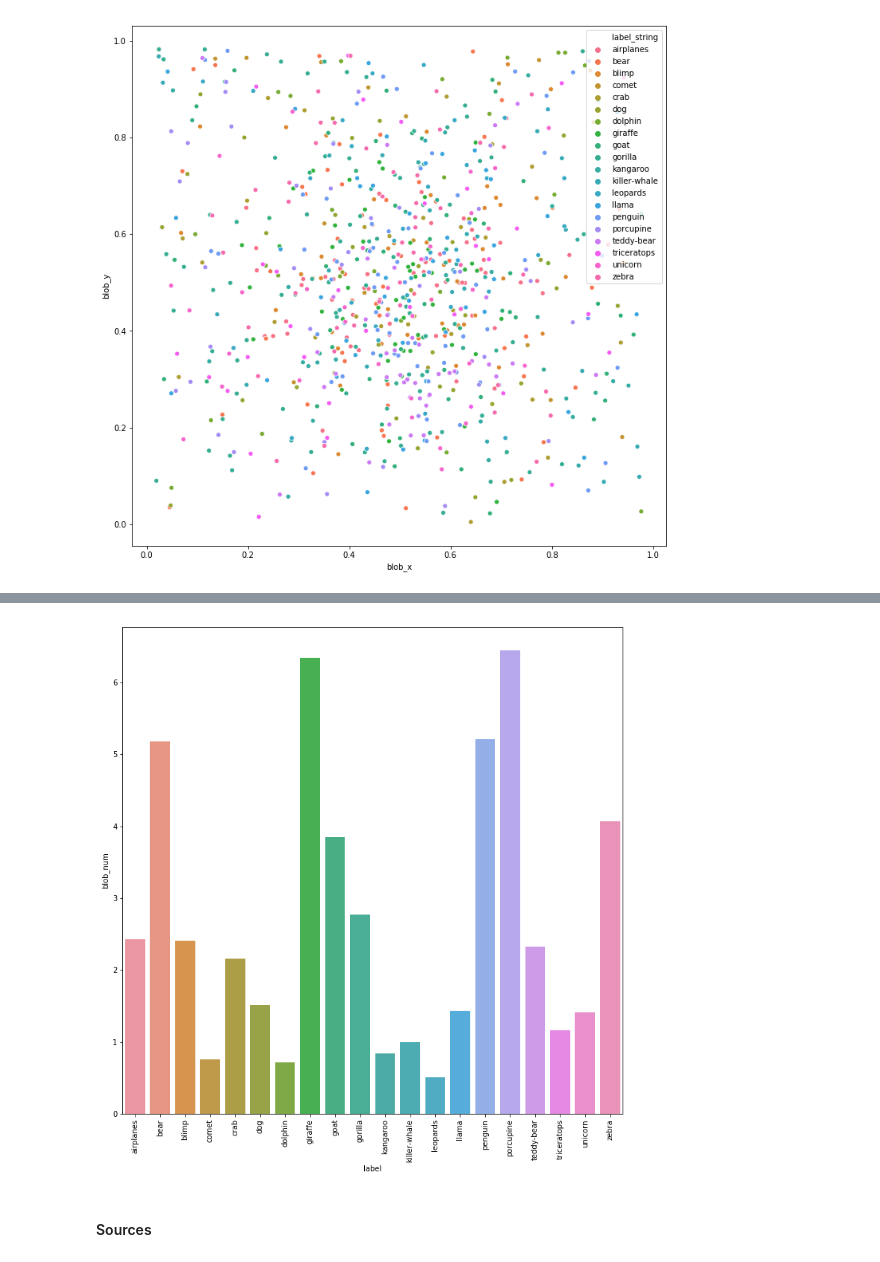
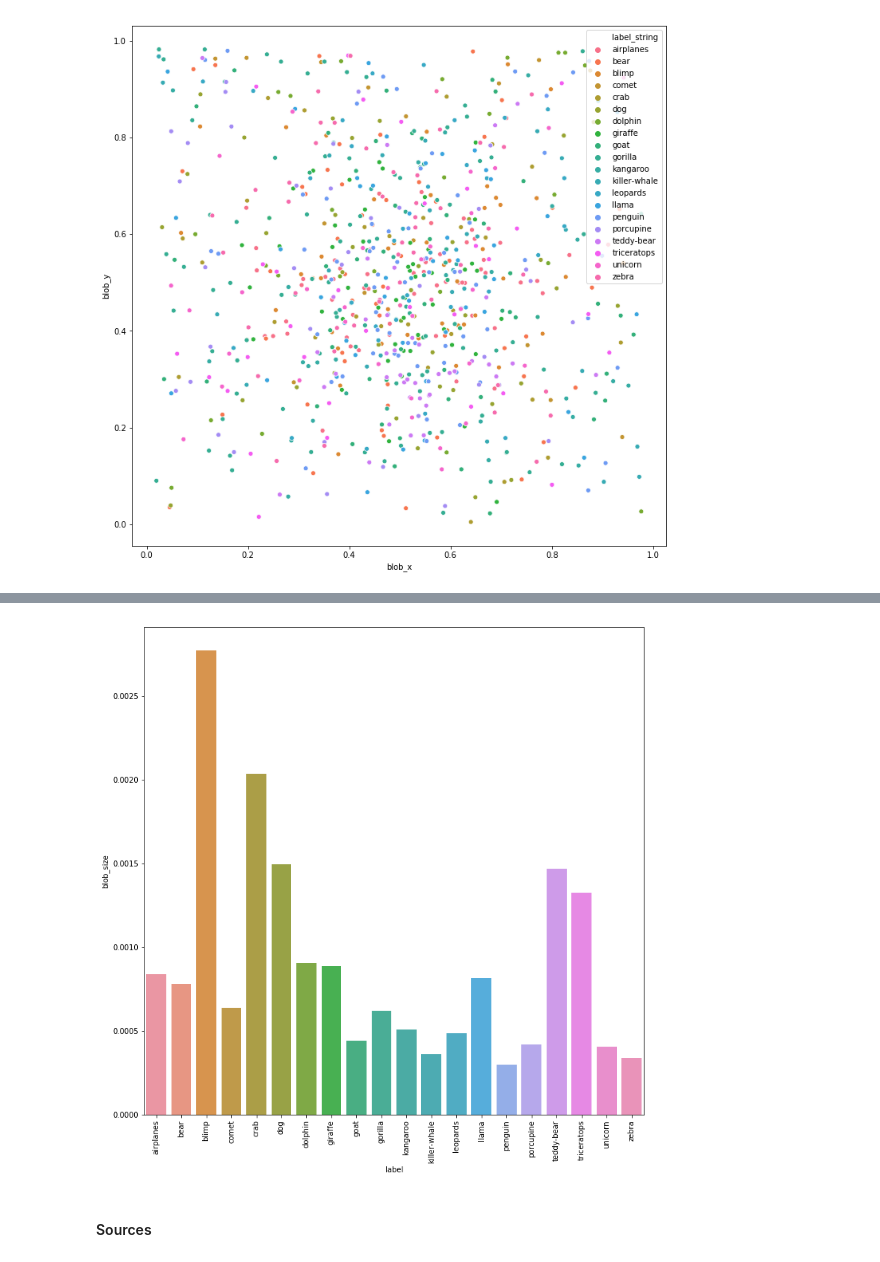
Before and after one commit to chriscorrea14/ds100_final_proj, a Jupyter notebook: GradProject_NB2.ipynb, the cells around one changed output, grey strips where cells are left out. Saved outputs shown, nothing was run; the diff lists cells and outputs as text; code cells hidden in the pictures.

```diff
--- a/GradProject_NB2.ipynb
+++ b/GradProject_NB2.ipynb
@@ -131,7 +131,15 @@ def ft16(image):
     keypoints = detector.detect(image)
     return len(keypoints)
 # Returns number of blobs
-def ft17(image, k):
+def ft17(image):
+    detector = cv2.SimpleBlobDetector_create()
+    keypoints = detector.detect(image)
+    if len(keypoints) == 0:
+        return 0
+    else:
+        return np.mean([(kp.size**2)*np.pi / image.size for kp in keypoints])
+# Returns mean blob size normalized by image size
+def ft18(image, k):
     print(k)
     corners = find_corners(image)
     clusters = kmeans(corners)
@@ -329,6 +337,7 @@ plt.xticks(np.arange(0,20), categories, rotation=90);
 eda_data['blob_x'] = [ft14(image) for image in eda_data['image']]
 eda_data['blob_y'] = [ft15(image) for image in eda_data['image']]
 eda_data['blob_num'] = [ft16(image) for image in eda_data['image']]
+eda_data['blob_size'] = [ft17(image) for image in eda_data['image']]
 # %%
 plt.figure(figsize=[12,12])
 sns.scatterplot(x='blob_x', y='blob_y', data=eda_data, hue='label_string')
@@ -338,10 +358,10 @@ sns.scatterplot(x='blob_x', y='blob_y', data=eda_data, hue='label_string')
 # %%
 plt.figure(figsize=[12,12])
 sns.barplot(x=eda_data.groupby(['label']).mean().reset_index()['label'],
-            y=eda_data.groupby(['label']).mean()['blob_num'])
+            y=eda_data.groupby(['label']).mean()['blob_size'])
 plt.xticks(np.arange(0,20), categories, rotation=90);
 # %% [output]
-[figure, old version]
+[figure, new version]
 # %% [markdown]
 <h4> Sources </h4>
 # %% [markdown]
```
Also changed, not shown: parts of 2 cells of this notebook, 2 other files.
